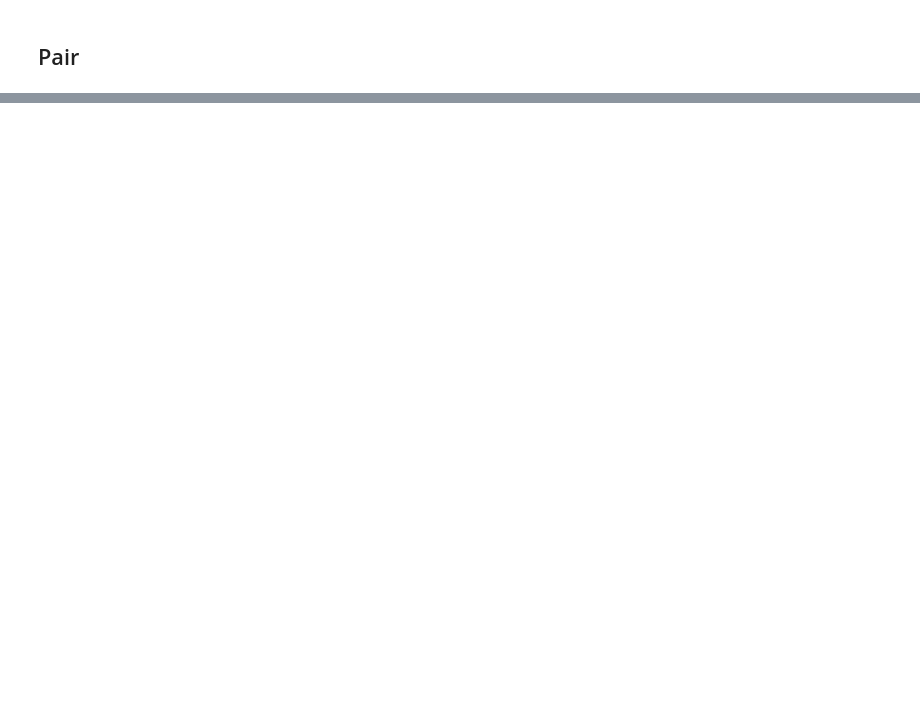
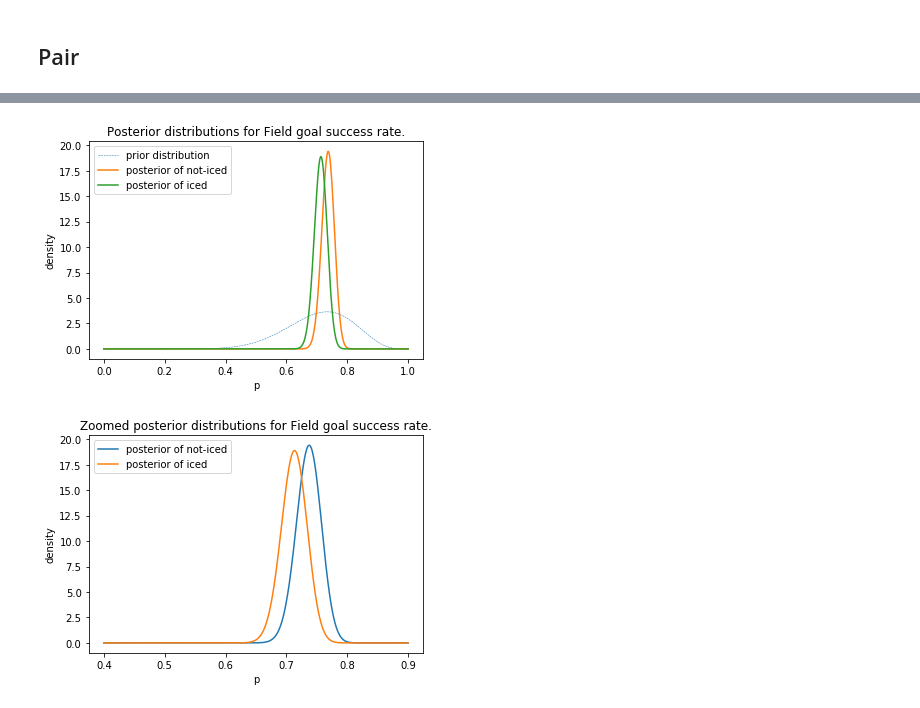
Before and after one commit to lewisbails/nfl-project, a Jupyter notebook: notebooks/icing.ipynb, the cells around one changed output, grey strips where cells are left out. Drawn from its saved outputs; the diff is of its cells as text; code cells hidden in the pictures; blank space fills up the shorter version.

```diff
--- a/notebooks/icing.ipynb
+++ b/notebooks/icing.ipynb
@@ -35,2 +59,6 @@ df_iced
 # %% [markdown]
 ## Pair
+# %%
+df_iced = df[(df['iced']==1) & (df['dist']>=40)]
+df_iced.dropna(inplace=True)
+df_iced
@@ -36,0 +149,3 @@ df_iced
+# %%
+df_iced = df_iced.loc[df_noice['match_pid'],:]
+df_iced
@@ -36,0 +189,29 @@ df_iced
+# %%
+from scipy.stats import beta
+posterior_noice = beta(alpha_ + df_noice['good'].sum(), beta_ + len(df_noice) - df_noice['good'].sum())
+posterior_ice = beta(alpha_ + df_iced['good'].sum(), beta_ + len(df_iced) - df_iced['good'].sum())
+samples = 20000
+samples_posterior_noice = posterior_noice.rvs(samples)
+samples_posterior_ice = posterior_ice.rvs(samples)
+# %%
+x = np.linspace(0,1,500)
+plt.plot(x, beta(alpha_, beta_).pdf(x), label='prior distribution', linestyle='dashed', linewidth=0.5)
+plt.plot(x, posterior_noice.pdf(x), label='posterior of not-iced')
+plt.plot(x, posterior_ice.pdf(x), label='posterior of iced')
+plt.xlabel('p')
+plt.ylabel('density')
+plt.title('Posterior distributions for Field goal success rate.')
+plt.legend()
+plt.show()
+
+x = np.linspace(0.4,0.9,500)
+plt.plot(x, posterior_noice.pdf(x), label='posterior of not-iced')
+plt.plot(x, posterior_ice.pdf(x), label='posterior of iced')
+plt.xlabel('p')
+plt.ylabel('density')
+plt.title('Zoomed posterior distributions for Field goal success rate.')
+plt.legend()
+plt.show()
+# %% [output]
+[figure, added]
+[figure, added]
```
Also changed, not shown: parts of 16 cells of this notebook, 1 other file.
